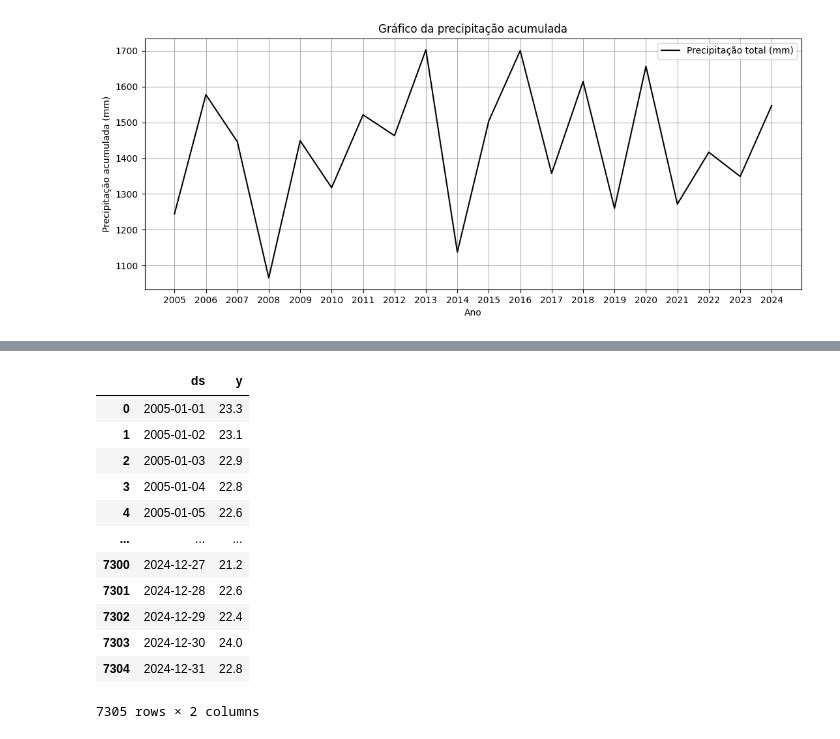
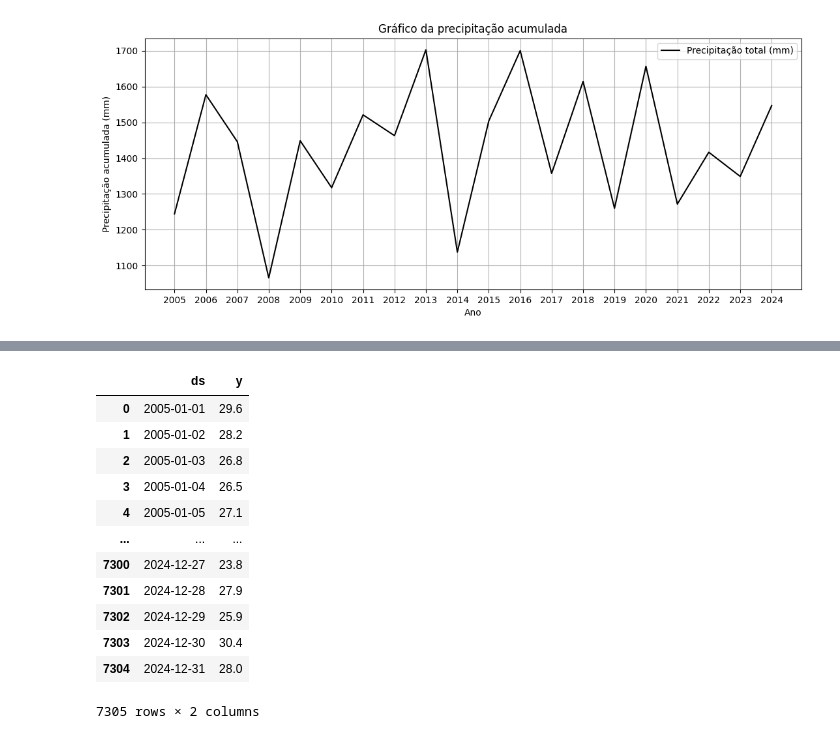
Before and after one commit to paula-belr/series-temporais-temperatura, a Jupyter notebook: atividade_extensionista_II.ipynb, the cells around one changed output, grey strips where cells are left out. Saved outputs shown, nothing was run; the diff lists cells and outputs as text; code cells hidden in the pictures.

```diff
--- a/atividade_extensionista_II.ipynb
+++ b/atividade_extensionista_II.ipynb
@@ -603,20 +590,27 @@ ax.legend()
 # %%
-col_selecionadas = ['Data da Medição', 'Temp. Med (°C)']
-df_col_selecionadas = df_auto_inter[col_selecionadas]
-df_col_selecionadas.set_index(df_auto_inter['Data da Medição'])
-df_col_selecionadas = df_col_selecionadas.rename(columns={'Data da Medição': 'ds', 'Temp. Med (°C)': 'y'})
-df_col_selecionadas
+# Selecionando as colunas
+col_selecionadas = ['Data da Medição', 'Temp. Max (°C)']
+
+# Criando um novo Dataframe
+df = df_auto_inter[col_selecionadas]
+
+# Fazendo a coluna data ser o índice dos nossos dados
+df.set_index(df_auto_inter['Data da Medição'])
+
+# Renomeando as colunas
+df = df.rename(columns={'Data da Medição': 'ds', 'Temp. Max (°C)': 'y'})
+df
 # %% [output]
 |  | ds | y |
-| 0 | 2005-01-01 | 23.3 |
-| 1 | 2005-01-02 | 23.1 |
-| 2 | 2005-01-03 | 22.9 |
-| 3 | 2005-01-04 | 22.8 |
-| 4 | 2005-01-05 | 22.6 |
+| 0 | 2005-01-01 | 29.6 |
+| 1 | 2005-01-02 | 28.2 |
+| 2 | 2005-01-03 | 26.8 |
+| 3 | 2005-01-04 | 26.5 |
+| 4 | 2005-01-05 | 27.1 |
 | ... | ... | ... |
-| 7300 | 2024-12-27 | 21.2 |
-| 7301 | 2024-12-28 | 22.6 |
-| 7302 | 2024-12-29 | 22.4 |
-| 7303 | 2024-12-30 | 24.0 |
-| 7304 | 2024-12-31 | 22.8 |
+| 7300 | 2024-12-27 | 23.8 |
+| 7301 | 2024-12-28 | 27.9 |
+| 7302 | 2024-12-29 | 25.9 |
+| 7303 | 2024-12-30 | 30.4 |
+| 7304 | 2024-12-31 | 28.0 |
 7305 rows × 2 columns
```
Also changed, not shown: parts of 30 cells of this notebook.
